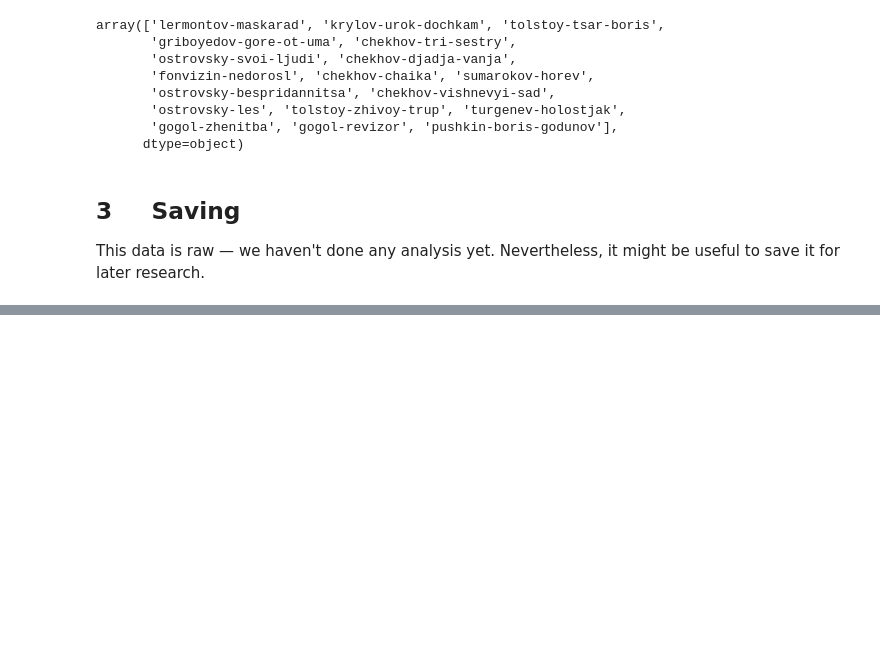
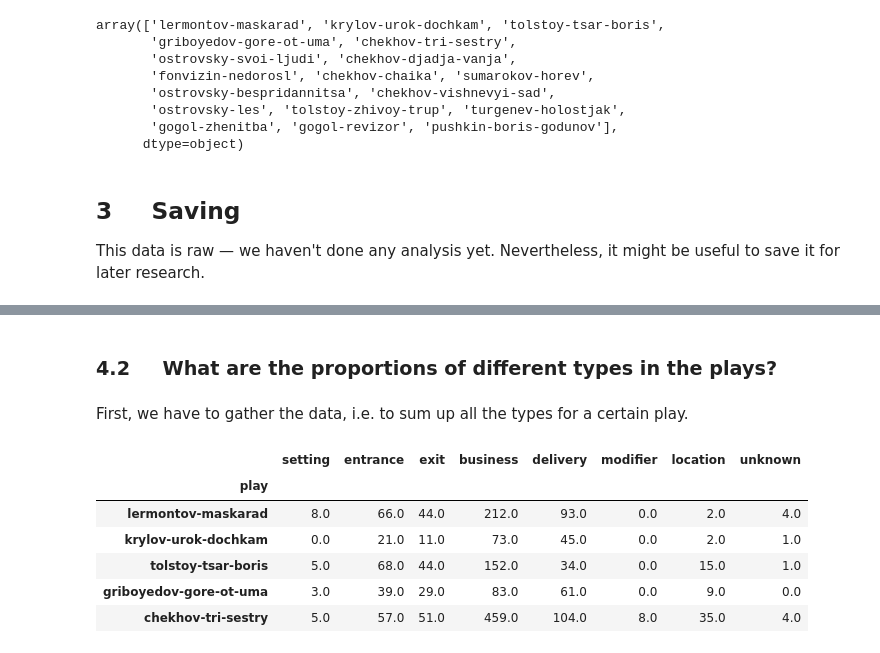
Before and after one commit to creaciond/russian-stage-classification, a Jupyter notebook: annotated-merge.ipynb, the cells around one changed output, grey strips where cells are left out. Cells and saved outputs as stored; diff of their text form; code cells hidden in the pictures; blank space fills up the shorter version.

```diff
--- a/annotated-merge.ipynb
+++ b/annotated-merge.ipynb
@@ -157,0 +199,4 @@ df_total.to_csv("./data/csv/annot_merged_raw.csv", sep=";", encoding="utf-8", in
+# %% [markdown]
+### 4.2 &emsp; What are the proportions of different types in the plays?
+# %% [markdown]
+First, we have to gather the data, i.e. to sum up all the types for a certain play.
@@ -157,0 +212,11 @@ df_total.to_csv("./data/csv/annot_merged_raw.csv", sep=";", encoding="utf-8", in
+# %%
+df_types = pd.DataFrame.from_dict(types_dict).set_index("play")
+df_types.head()
+# %% [output]
+|  | setting | entrance | exit | business | delivery | modifier | location | unknown |
+| play |  |  |  |  |  |  |  |  |
+| lermontov-maskarad | 8.0 | 66.0 | 44.0 | 212.0 | 93.0 | 0.0 | 2.0 | 4.0 |
+| krylov-urok-dochkam | 0.0 | 21.0 | 11.0 | 73.0 | 45.0 | 0.0 | 2.0 | 1.0 |
+| tolstoy-tsar-boris | 5.0 | 68.0 | 44.0 | 152.0 | 34.0 | 0.0 | 15.0 | 1.0 |
+| griboyedov-gore-ot-uma | 3.0 | 39.0 | 29.0 | 83.0 | 61.0 | 0.0 | 9.0 | 0.0 |
+| chekhov-tri-sestry | 5.0 | 57.0 | 51.0 | 459.0 | 104.0 | 8.0 | 35.0 | 4.0 |
```
Also changed, not shown: parts of 10 cells of this notebook.
